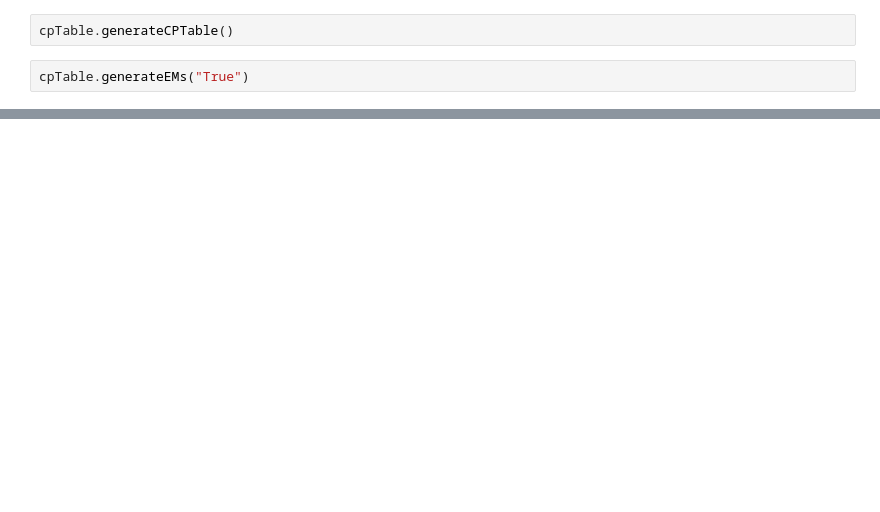
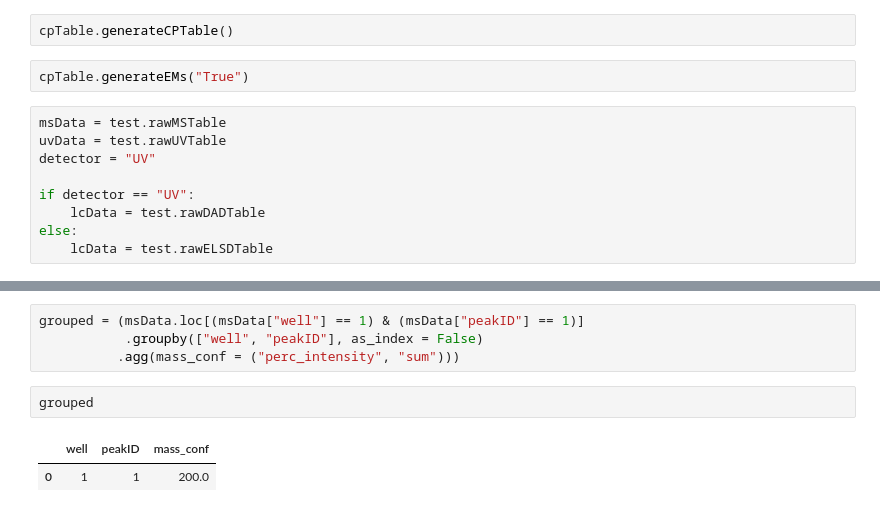
Before and after one commit to thatchemistryguy/PyParse, a Jupyter notebook: code_reop.ipynb, the cells around one changed output, grey strips where cells are left out. Cells and saved outputs as stored; diff of their text form; blank space fills up the shorter version.

```diff
--- a/code_reop.ipynb
+++ b/code_reop.ipynb
@@ -644,4 +897,13 @@ cpTable = Assignment("example_dataset/Waters/Example2/PyParse_designer_platemap.
 cpTable.generateCPTable()
 # %%
 cpTable.generateEMs("True")
+# %%
+msData = test.rawMSTable
+uvData = test.rawUVTable
+detector = "UV"
+
+if detector == "UV":
+    lcData = test.rawDADTable
+else:
+    lcData = test.rawELSDTable
 # %%
@@ -713,0 +971,9 @@ test.rawDADTable.loc[1, "time"]
+# %%
+grouped = (msData.loc[(msData["well"] == 1) & (msData["peakID"] == 1)]
+           .groupby(["well", "peakID"], as_index = False)
+          .agg(mass_conf = ("perc_intensity", "sum")))
+# %%
+grouped
+# %% [output]
+|  | well | peakID | mass_conf |
+| 0 | 1 | 1 | 200.0 |
```
Also changed, not shown: parts of 18 cells of this notebook.
